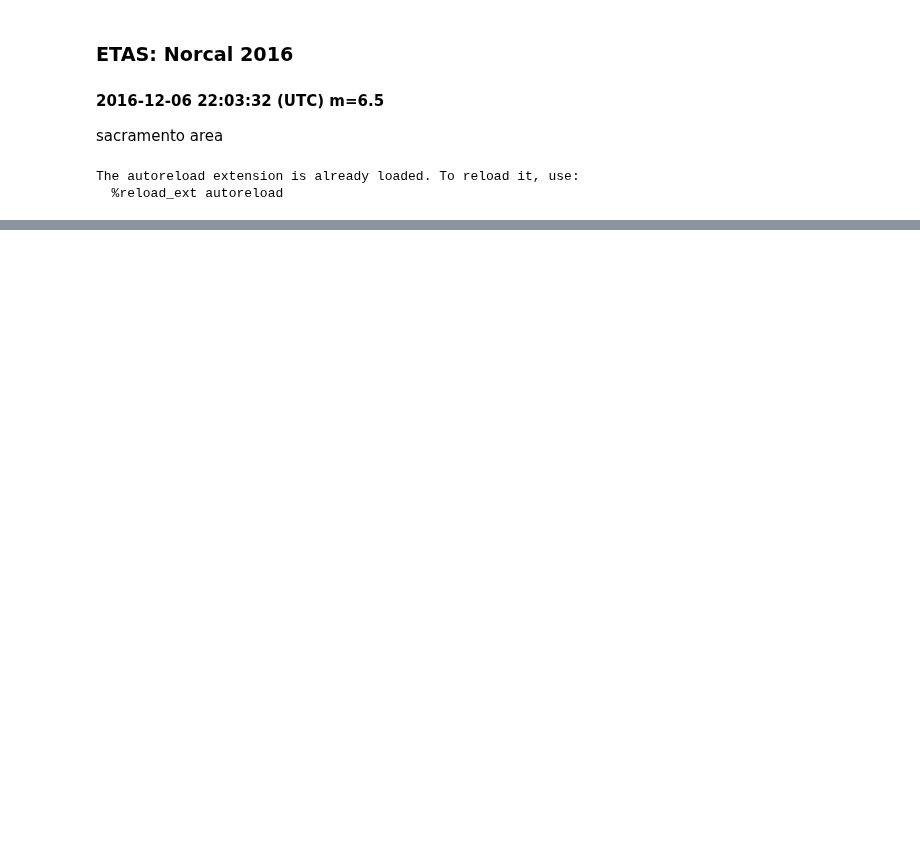
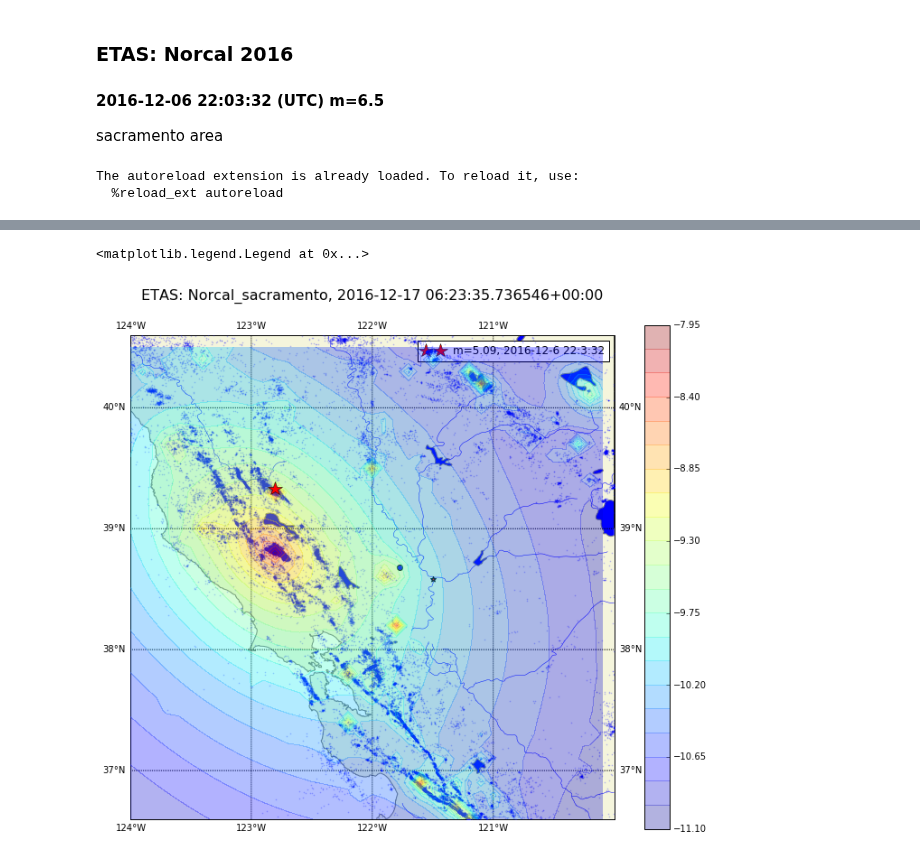
Before and after one commit to markyoder/globalETAS, a Jupyter notebook: ETAS_Norcal_sacramento.ipynb, the cells around one changed output, grey strips where cells are left out. Drawn from its saved outputs; the diff is of its cells as text; code cells hidden in the pictures; blank space fills up the shorter version.

```diff
--- a/ETAS_Norcal_sacramento.ipynb
+++ b/ETAS_Norcal_sacramento.ipynb
@@ -233,28 +267,37 @@ ax1.set_ylabel('magnitudes $m$')
 # %%
 fg=plt.figure(0, figsize=(12,10))
 ax=plt.gca()
 etas.make_etas_contour_map(n_contours=25, fignum=0, map_resolution='f', alpha=.3, ax=ax)
 
 #
 # let's get everything m>6 in the last 6 months?
 m6s = [rw for rw in etas.catalog if rw['mag'] >= 5.5
        and pytz.utc.localize(rw['event_date'].astype(dtm.datetime))>to_dt-dtm.timedelta(days=120)]
 #
 # plot mainshock:
 dt = mainshock['event_date'].astype(dtm.datetime)
 etas.cm.plot([x], [y], latlon=False, marker='*', color='r', ms=16, zorder=11,
                    label='m={}, {}'.format(mainshock['mag'], dt_str))
 ax.set_title('ETAS: {}, {}\n\n'.format(event_name, etas.t_now), size=16)
 for j,m6 in enumerate(m6s):
     clr = colors_[j%len(colors_)]
     #
     dt = m6['event_date'].astype(dtm.datetime)
     dt_str = '{}-{}-{} {}:{}:{}'.format(dt.year, dt.month, dt.day, dt.hour, dt.minute, dt.second)
     etas.cm.scatter(m6['lon'], m6['lat'], s=3*(m6['mag']+12.), edgecolors=clr,
                           c='none', marker='o', zorder=11, label='m={}, {}'.format(m6['mag'], dt_str))
     #
+
+
+etas.cm.scatter(*etas.cm(sacramento.longitude, sacramento.latitude), marker='*', s=36, c='r', zorder=6)
+etas.cm.scatter(*etas.cm(sacramento.longitude, sacramento.latitude), marker='*', s=30, c='k', zorder=5)
+etas.cm.scatter(*etas.cm(woodland.longitude, woodland.latitude), marker='o', s=36, c='b')
+#
 etas.cm.scatter(etas.catalog['lon'], etas.catalog['lat'], s=2., edgecolors='b', c='b', marker='.', zorder=6, alpha=.2)
 plt.gca().legend(loc='upper right')
+# %% [output]
+<matplotlib.legend.Legend at 0x...>
+[figure, added]
 # %%
 for rw in m6s:
     print(rw)
```
Also changed, not shown: parts of 12 cells of this notebook.
